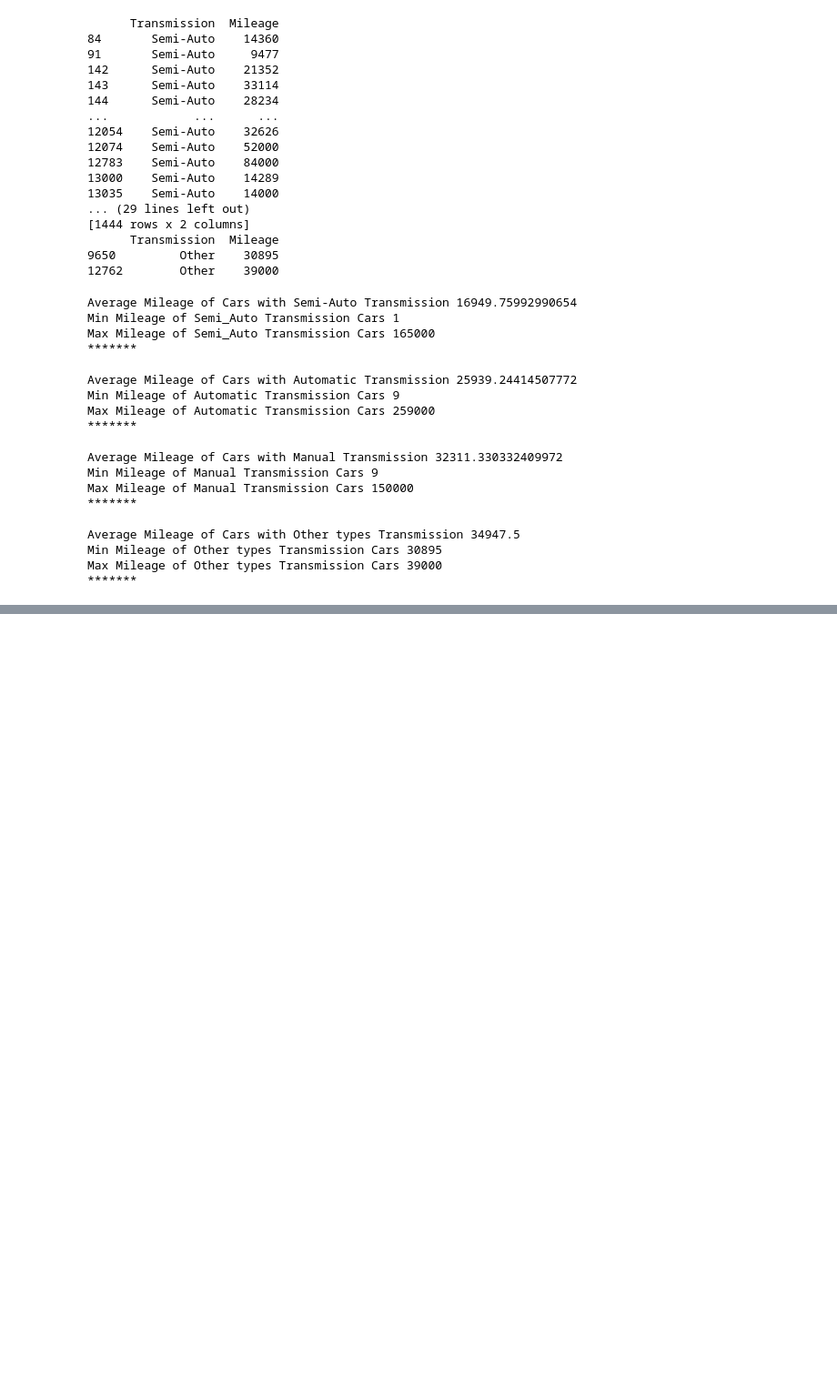
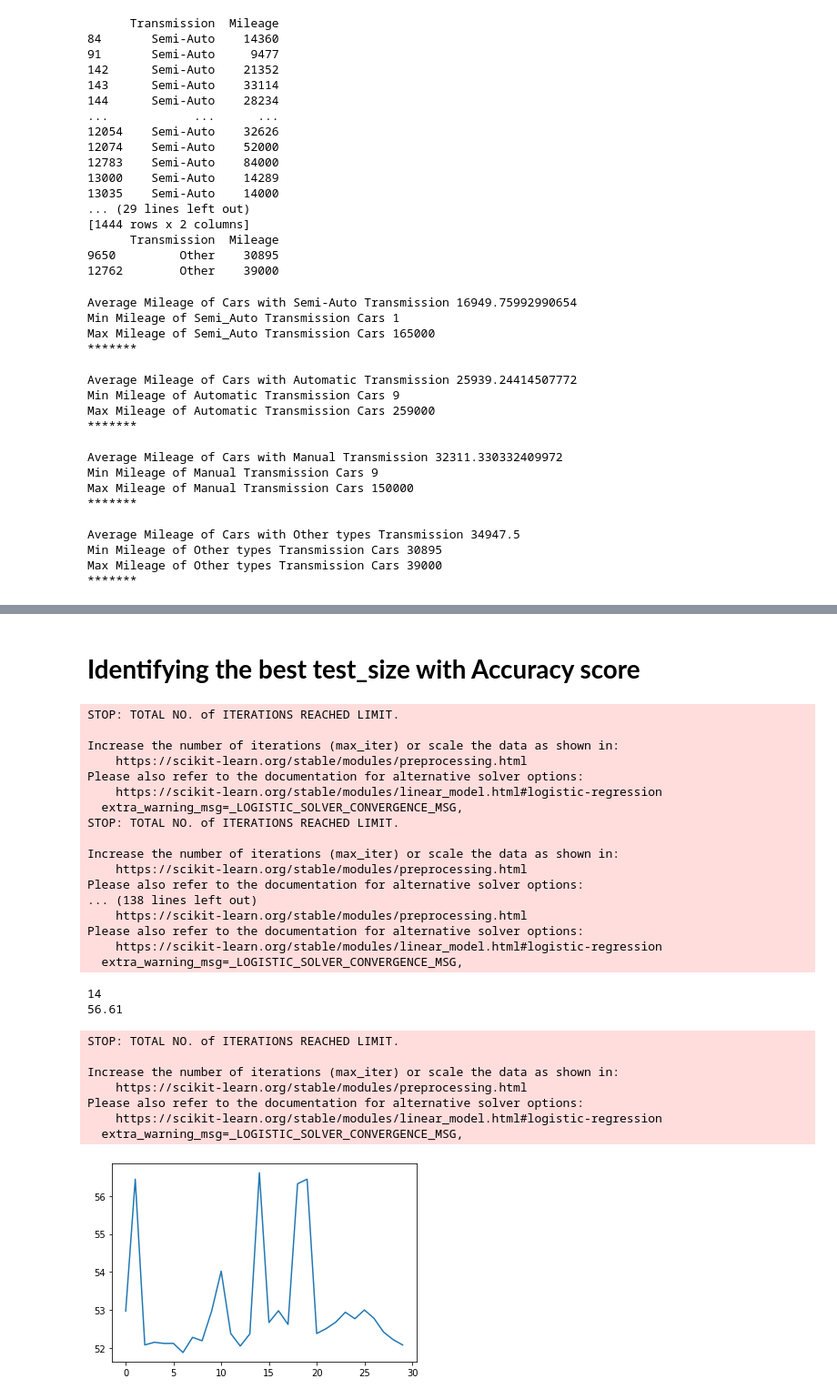
Before and after one commit to Manikandan-professional/Exploratory_Data_Analysis_of_Mercedes_Cars, a Jupyter notebook: Exploratory_Data_Analysis_of_Mercedes_Cars.ipynb, the cells around one changed output, grey strips where cells are left out. Shown: that part at 91% size. Saved outputs shown, nothing was run; the diff lists cells and outputs as text; code cells hidden in the pictures; blank space fills up the shorter version.

```diff
--- a/Exploratory_Data_Analysis_of_Mercedes_Cars.ipynb
+++ b/Exploratory_Data_Analysis_of_Mercedes_Cars.ipynb
@@ -403,0 +532,3 @@ Max Mileage of Other types Transmission Cars 39000
+# %%
+X=df_test.loc[:,['Model','Year','Price','Mileage','FuelType','Tax','Miles_per_gallon','Engine_Size']].values
+y=df_test.loc[:,['Transmission']].values
@@ -403,0 +541,6 @@ Max Mileage of Other types Transmission Cars 39000
+# %%
+X_train,X_test,y_train,y_test=train_test_split(X,y,test_size=0.16,random_state=0)
+# %%
+log=LogisticRegression()
+log.fit(X_train,y_train)
+pred=log.predict(X_test)
@@ -403,0 +555,43 @@ Max Mileage of Other types Transmission Cars 39000
+# %% [markdown]
+# **Identifying the best test_size with Accuracy score**
+# %%
+l=[]
+ll=list(x for x in range(0,30,1))
+for i in range(1,31,1):
+  zz=float('.'+str(i))
+  X_train,X_test,y_train,y_test=train_test_split(X,y,test_size=zz,random_state=0)
+  log=LogisticRegression()
+  log.fit(X_train,y_train)
+  pred=log.predict(X_test)
+  l.append((round(metrics.accuracy_score(y_test,pred)*100,2)))
+plt.plot(ll,l)
+print(l.index(np.max(l)))
+print(max(l))
+# %% [output]
+STOP: TOTAL NO. of ITERATIONS REACHED LIMIT.
+
+Increase the number of iterations (max_iter) or scale the data as shown in:
+    https://scikit-learn.org/stable/modules/preprocessing.html
+Please also refer to the documentation for alternative solver options:
+    https://scikit-learn.org/stable/modules/linear_model.html#logistic-regression
+  extra_warning_msg=_LOGISTIC_SOLVER_CONVERGENCE_MSG,
+STOP: TOTAL NO. of ITERATIONS REACHED LIMIT.
+
+Increase the number of iterations (max_iter) or scale the data as shown in:
+    https://scikit-learn.org/stable/modules/preprocessing.html
+Please also refer to the documentation for alternative solver options:
+... (138 lines left out)
+    https://scikit-learn.org/stable/modules/preprocessing.html
+Please also refer to the documentation for alternative solver options:
+    https://scikit-learn.org/stable/modules/linear_model.html#logistic-regression
+  extra_warning_msg=_LOGISTIC_SOLVER_CONVERGENCE_MSG,
+14
+56.61
+STOP: TOTAL NO. of ITERATIONS REACHED LIMIT.
+
+Increase the number of iterations (max_iter) or scale the data as shown in:
+    https://scikit-learn.org/stable/modules/preprocessing.html
+Please also refer to the documentation for alternative solver options:
+    https://scikit-learn.org/stable/modules/linear_model.html#logistic-regression
+  extra_warning_msg=_LOGISTIC_SOLVER_CONVERGENCE_MSG,
+[figure, added]
```
Also changed, not shown: parts of 63 cells of this notebook.
